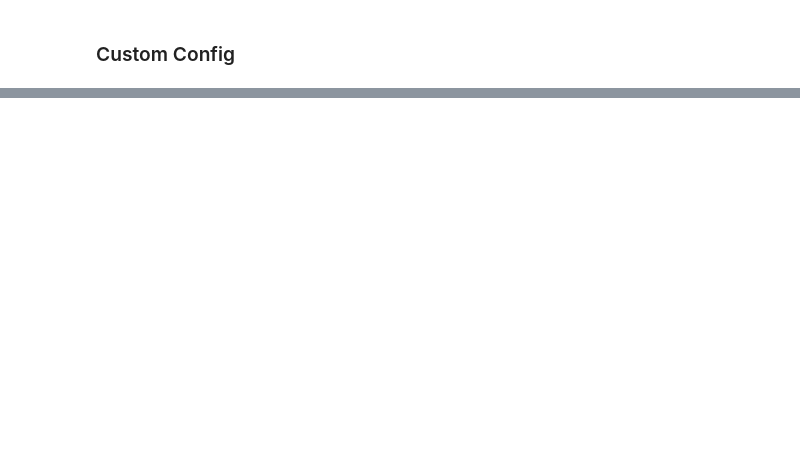
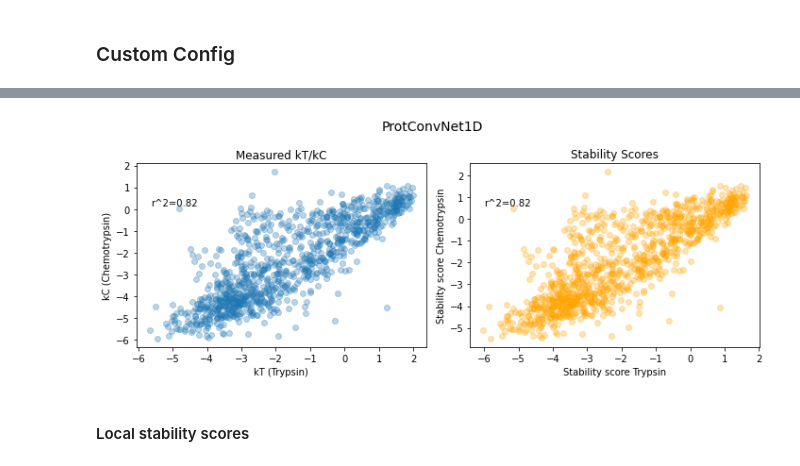
Before and after one commit to karinazad/protease_stability, a Jupyter notebook: notebooks/run_model.ipynb, the cells around one changed output, grey strips where cells are left out. Saved outputs shown, nothing was run; the diff lists cells and outputs as text; code cells hidden in the pictures; blank space fills up the shorter version.

```diff
--- a/notebooks/run_model.ipynb
+++ b/notebooks/run_model.ipynb
@@ -127,0 +136,11 @@ plt.show()
+# %%
+np.random.seed(42)
+plot_stability_score_correlation(model.model,
+                                 folded_data["X_test"],
+                                 folded_data["kT_test"],
+                                 folded_data["kC_test"],
+                                 sample = 1000)
+# %% [output]
+[figure, added]
+# %% [markdown]
+#### Local stability scores
```
Also changed, not shown: parts of 29 cells of this notebook, 1 other file.
